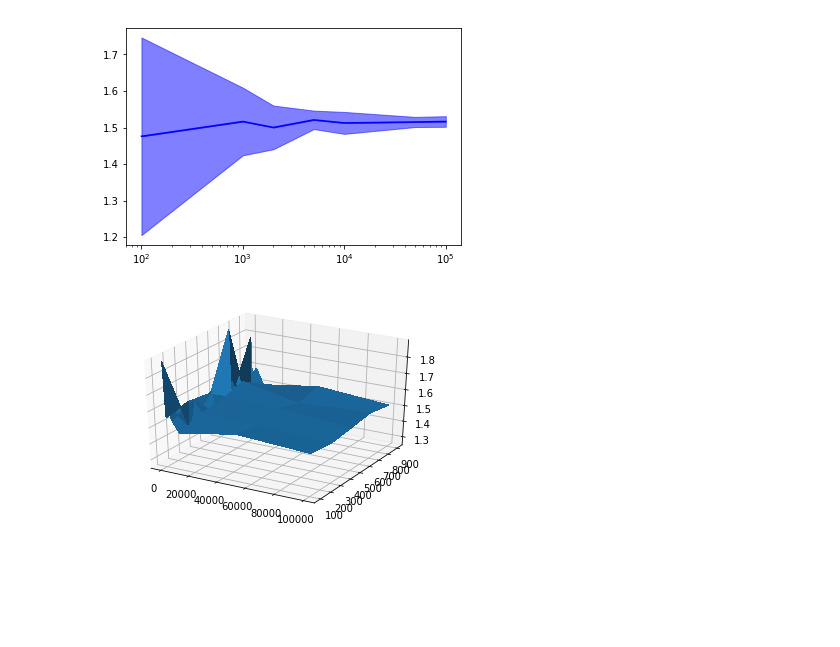
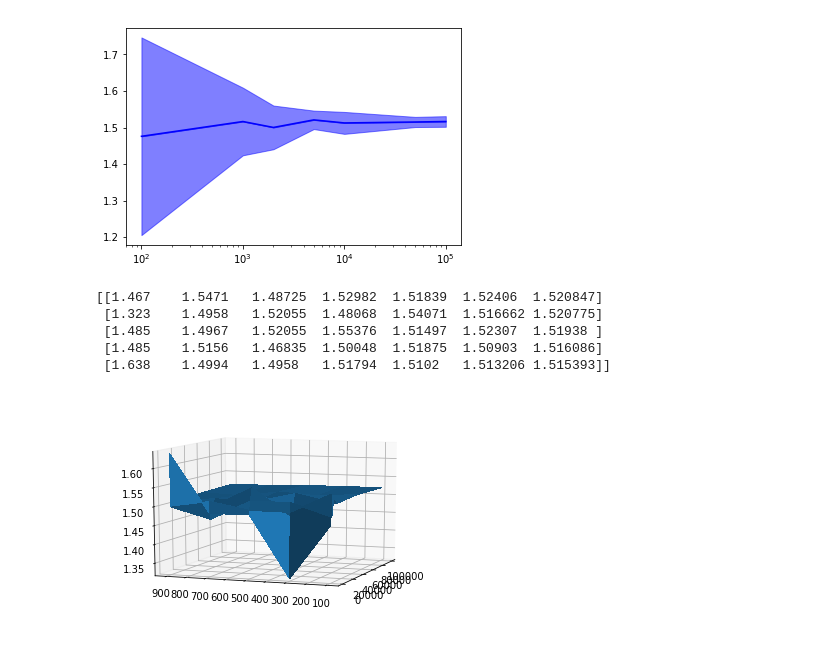
Before and after one commit to WavyV/StochasticSimulation, a Jupyter notebook: Assignment1/SM_Assignment1.ipynb, the cells around one changed output. Saved outputs shown, nothing was run; the diff lists cells and outputs as text; code cells hidden in the pictures; blank space fills up the shorter version.

Commit message:
3d plots

```diff
--- a/Assignment1/SM_Assignment1.ipynb
+++ b/Assignment1/SM_Assignment1.ipynb
@@ -120,31 +121,41 @@ plt.show()
 # %%
 x = [100, 1000, 2000, 5000, 10000, 50000, 100000]
 s = [100, 300, 500, 700, 900]
 grid = np.meshgrid(x,s)
 
-reps = 1
+reps = 10
 totals = np.zeros((len(s), len(x)))
 for i in tqdm(range(reps)):
     for si in range(len(s)):
-        MAXITER = s[si]
-        DPI = s[si]
-        result = []
+#         MAXITER = s[si]
+#         DPI = s[si]
+#         result = []
         for j in range(len(x)):
             estimated_area, error = basic_hit_miss(x[j])
-            totals[si][j] = estimated_area
+            totals[si][j] += estimated_area
 
+totals = totals/reps
+print(totals)
 # totals = np.array(totals)
 # mean, std = [], []
 # for i in range(len(x)):
 #     mean.append(np.mean(totals[:, i]))
 #     std.append(np.std(totals[:, i]))
 # plt.figure()
 # plt.plot(x, mean, color="blue")
 # plt.yscale('log')
 # plt.show()
 fig = plt.figure()
 ax = fig.gca(projection='3d')
 surf = ax.plot_surface(grid[0], grid[1], totals, linewidth=0, antialiased=False)
+
+ax.view_init(10, 200)
+
 plt.show()
 # %% [output]
+[[1.467    1.5471   1.48725  1.52982  1.51839  1.52406  1.520847]
+ [1.323    1.4958   1.52055  1.48068  1.54071  1.516662 1.520775]
+ [1.485    1.4967   1.52055  1.55376  1.51497  1.52307  1.51938 ]
+ [1.485    1.5156   1.46835  1.50048  1.51875  1.50903  1.516086]
+ [1.638    1.4994   1.4958   1.51794  1.5102   1.513206 1.515393]]
-[figure, old version]
+[figure, new version]
```
Also changed, not shown: parts of 1 cell of this notebook, 3 other files.
